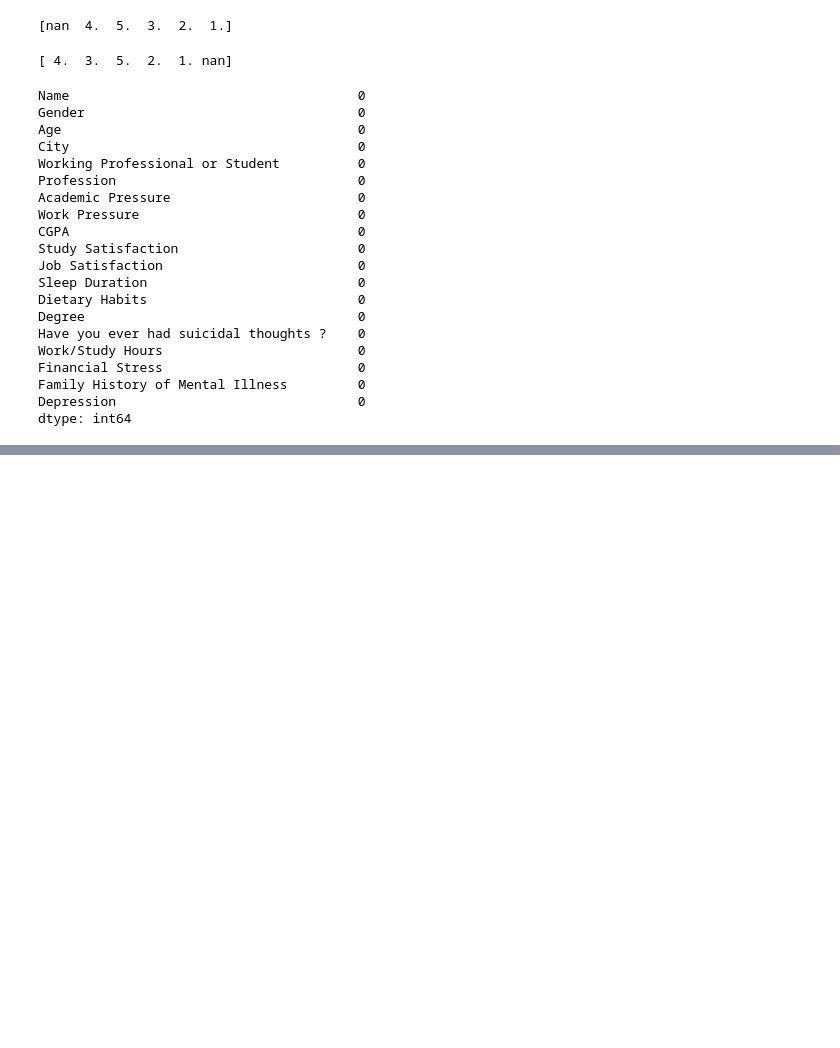
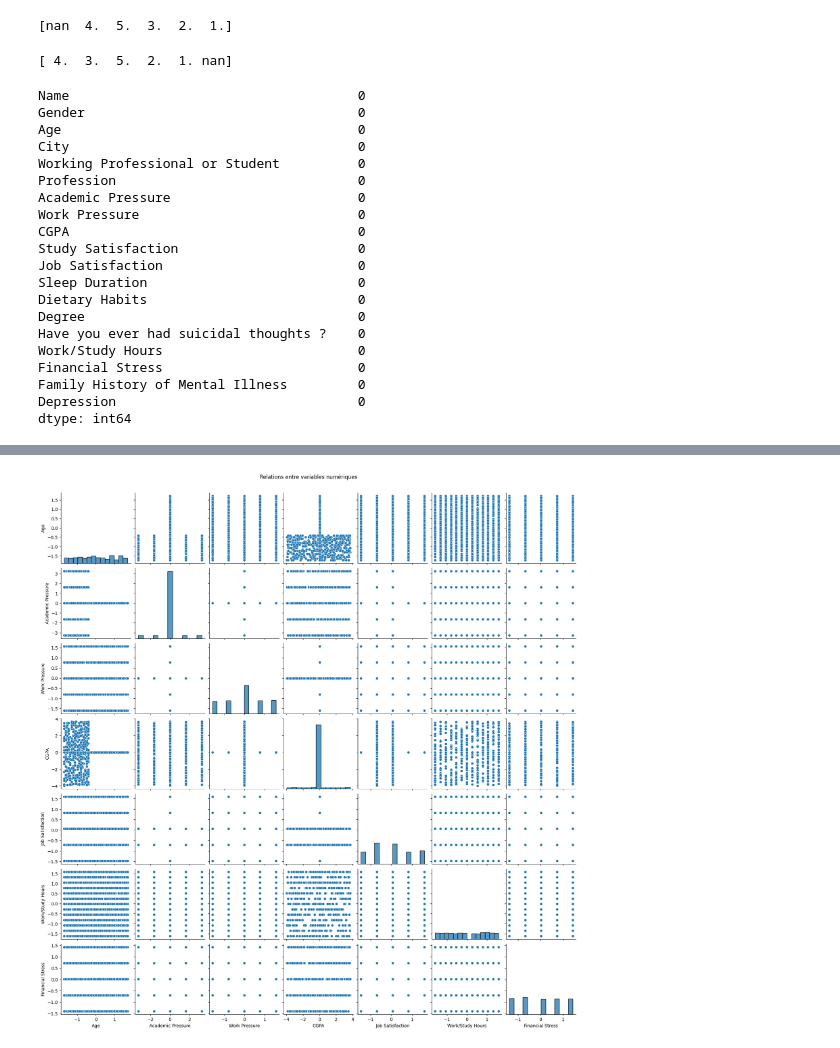
Before and after one commit to HamoumaAmine/Depression-Risk-Factors-Analysis-and-Prediction-Model, a Jupyter notebook: main.ipynb, the cells around one changed output, grey strips where cells are left out. Cells and saved outputs as stored; diff of their text form; code cells hidden in the pictures; blank space fills up the shorter version.

```diff
--- a/main.ipynb
+++ b/main.ipynb
@@ -230,0 +307,7 @@ stop_tracker()
+# %%
+# Scatter plots pour les relations entre variables
+sns.pairplot(df[numeric_columns])
+plt.suptitle('Relations entre variables numériques', y=1.02)
+plt.show()
+# %% [output]
+[figure, added]
```
Also changed, not shown: parts of 14 cells of this notebook, 1 other file.
